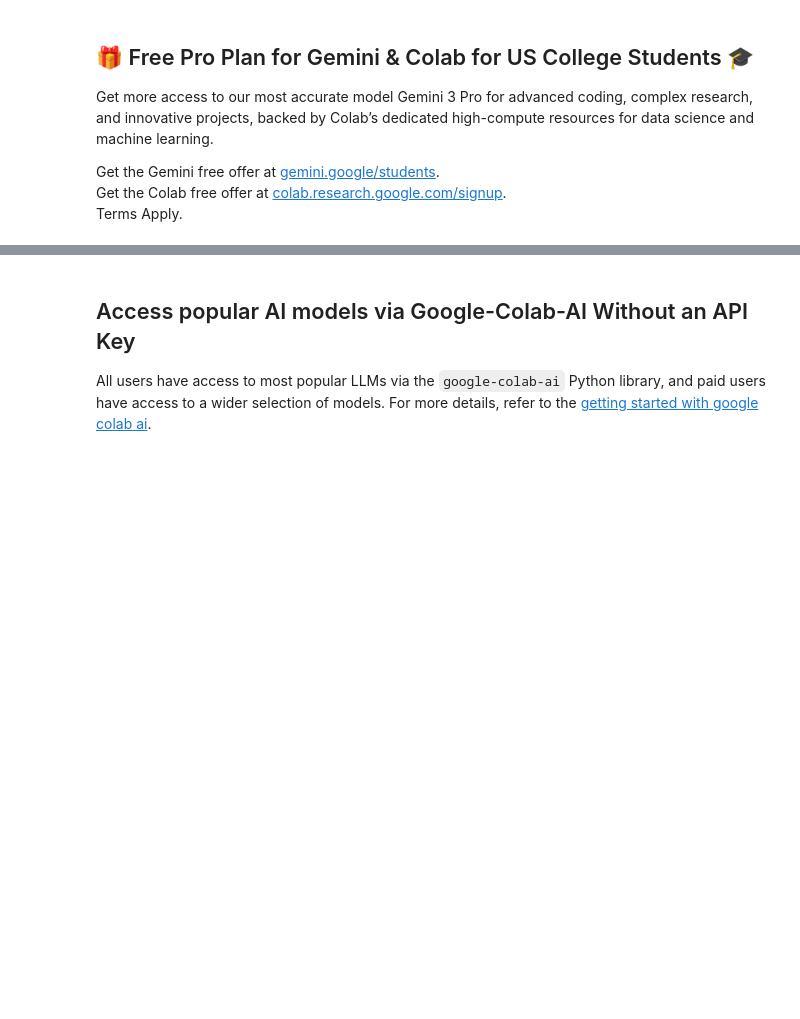
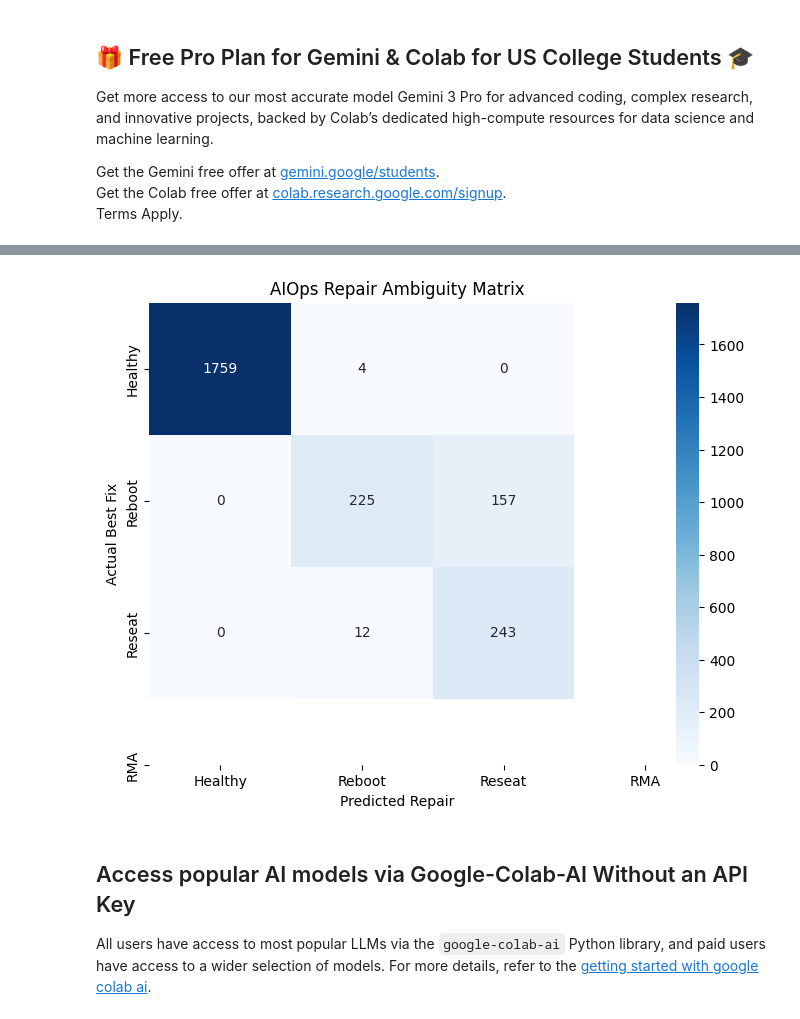
Before and after one commit to kalyanchakri02/ml-latest, a Jupyter notebook: Welcome_To_Colab.ipynb, the cells around one changed output, grey strips where cells are left out. Drawn from its saved outputs; the diff is of its cells as text; code cells hidden in the pictures; blank space fills up the shorter version.

```diff
--- a/Welcome_To_Colab.ipynb
+++ b/Welcome_To_Colab.ipynb
@@ -23,0 +216,84 @@ Terms Apply.
+# %%
+import pandas as pd
+import numpy as np
+from catboost import CatBoostClassifier
+from sklearn.model_selection import train_test_split
+from sklearn.metrics import classification_report, confusion_matrix
+import seaborn as sns
+import matplotlib.pyplot as plt
+
+# ==========================================
+# STEP 1: GENERATE DATA WITH REPAIR AMBIGUITY
+# ==========================================
+np.random.seed(42)
+n_samples = 12000
+
+data = {
+    'temp_c': np.random.normal(75, 12, n_samples),
+    'fan_rpm': np.random.randint(0, 5000, n_samples),
+    'error_count_24h': np.random.poisson(0.5, n_samples),
+    'pcie_width': np.random.choice([16, 8, 4, 1], n_samples, p=[0.88, 0.06, 0.04, 0.02]),
+    'xid_code': np.random.choice(['NONE', 'XID_31', 'XID_43', 'XID_61', 'XID_79'], n_samples, p=[0.7, 0.1, 0.05, 0.1, 0.05]),
+    'uptime_days': np.random.uniform(0, 300, n_samples) # Historical context: Long uptime = higher reboot success
+}
+
+df = pd.DataFrame(data)
+
+def recommend_repair_with_context(row):
+    # 1. HARD RMA (Unfixable)
+    if row['error_count_24h'] > 10:
+        return 3 # RMA
+
+    # 2. THE "AMBIGUOUS" ZONE (The XID_79 / PCIe Width Case)
+    # Often suggests a Reseat, but "Deep Power Cycle" can fix bit-flips in the retimer.
+    if row['xid_code'] == 'XID_79' or row['pcie_width'] < 16:
+        # Contextual Logic: If it's the first time seeing this or uptime is high,
+        # try a Power Cycle (1) first. If uptime is low, it's likely a bad physical seat (2).
+        return np.random.choice([1, 2], p=[0.4, 0.6])
+
+    # 3. THERMAL ZONE
+    if row['temp_c'] > 90:
+        # Ambiguity: Is it a dead fan (2) or just a stuck process (1)?
+        if row['fan_rpm'] < 500:
+            return 2 # Reseat/Replace Fan
+        return 1 # Reboot
+
+    return 0 # Healthy
+
+df['action_label'] = df.apply(recommend_repair_with_context, axis=1)
+
+# ==========================================
+# STEP 2: TRAIN MODEL TO FILTER NOISE
+# ==========================================
+X = df.drop('action_label', axis=1)
+y = df['action_label']
+cat_features = ['xid_code']
+
+X_train, X_test, y_train, y_test = train_test_split(X, y, test_size=0.2, random_state=42)
+
+model = CatBoostClassifier(
+    iterations=800,
+    depth=6,
+    learning_rate=0.03,
+    loss_function='MultiClass',
+    auto_class_weights='Balanced', # Handles the fact that RMA is rarer than Healthy
+    verbose=200
+)
+
+model.fit(X_train, y_train, cat_features=cat_features, eval_set=(X_test, y_test))
+
+# ==========================================
+# STEP 3: ANALYZING THE "REPAIR CONFUSION"
+# ==========================================
+preds = model.predict(X_test)
+cm = confusion_matrix(y_test, preds)
+
+plt.figure(figsize=(8,6))
+sns.heatmap(cm, annot=True, fmt='d', cmap='Blues',
+            xticklabels=['Healthy', 'Reboot', 'Reseat', 'RMA'],
+            yticklabels=['Healthy', 'Reboot', 'Reseat', 'RMA'])
+plt.xlabel('Predicted Repair')
+plt.ylabel('Actual Best Fix')
+plt.title('AIOps Repair Ambiguity Matrix')
+plt.show()
+# %% [output]
@@ -24,3 +310,4 @@ Terms Apply.
+[figure, added]
 # %% [markdown]
 ## Access popular AI models via Google-Colab-AI Without an API Key
 All users have access to most popular LLMs via the `google-colab-ai` Python library, and paid users have access to a wider selection of models. For more details, refer to the [getting started with google colab ai](https://colab.research.google.com/github/googlecolab/colabtools/blob/main/notebooks/Getting_started_with_google_colab_ai.ipynb).
```
Also changed, not shown: parts of 2 cells of this notebook.
